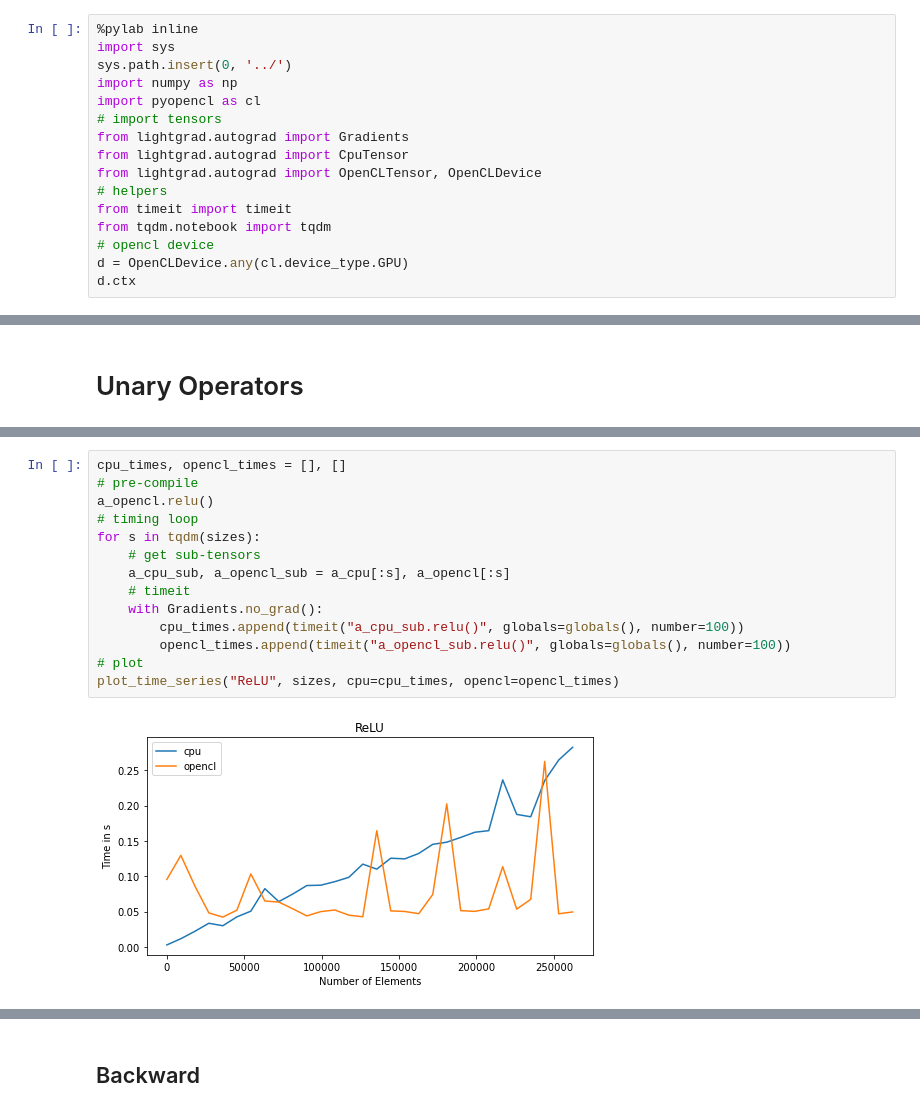
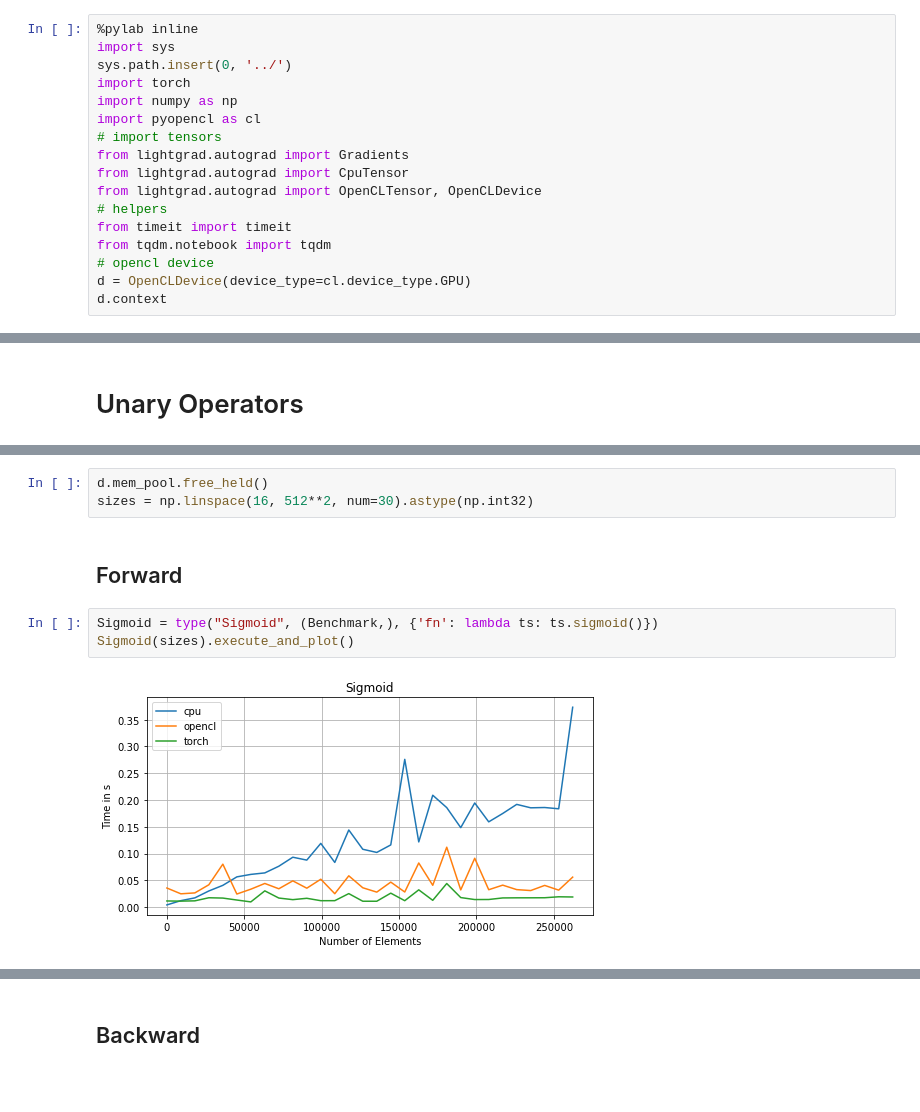
Before and after one commit to ndoll1998/lightgrad, a Jupyter notebook: notebooks/Speed.ipynb, the cells around one changed output, grey strips where cells are left out. Cells and saved outputs as stored; diff of their text form; blank space fills up the shorter version.

Commit message:
Better benchmarking

```diff
--- a/notebooks/Speed.ipynb
+++ b/notebooks/Speed.ipynb
@@ -6,6 +6,7 @@
 %pylab inline
 import sys
 sys.path.insert(0, '../')
+import torch
 import numpy as np
 import pyopencl as cl
 # import tensors
@@ -16,8 +17,8 @@ from lightgrad.autograd import OpenCLTensor, OpenCLDevice
 from timeit import timeit
 from tqdm.notebook import tqdm
 # opencl device
-d = OpenCLDevice.any(cl.device_type.GPU)
-d.ctx
+d = OpenCLDevice(device_type=cl.device_type.GPU)
+d.context
 # %% [output]
 Populating the interactive namespace from numpy and matplotlib
 <pyopencl.Context at 0x... on <pyopencl.Device 'GeForce GPU' on 'NVIDIA CUDA' at 0x...>>
@@ -65,16 +167,10 @@ plot_time_series("Sigmoid", sizes, cpu=cpu_times, opencl=opencl_times)
-# %%
-cpu_times, opencl_times = [], []
-# pre-compile
-a_opencl.relu()
-# timing loop
-for s in tqdm(sizes):
-    # get sub-tensors
-    a_cpu_sub, a_opencl_sub = a_cpu[:s], a_opencl[:s]
-    # timeit
-    with Gradients.no_grad():
-        cpu_times.append(timeit("a_cpu_sub.relu()", globals=globals(), number=100))
-        opencl_times.append(timeit("a_opencl_sub.relu()", globals=globals(), number=100))
-# plot
-plot_time_series("ReLU", sizes, cpu=cpu_times, opencl=opencl_times)
-# %% [output]
-[figure, removed]
+# %%
+d.mem_pool.free_held()
+sizes = np.linspace(16, 512**2, num=30).astype(np.int32)
+# %% [markdown]
+## Forward
+# %%
+Sigmoid = type("Sigmoid", (Benchmark,), {'fn': lambda ts: ts.sigmoid()})
+Sigmoid(sizes).execute_and_plot()
+# %% [output]
+[figure, added]
```
Also changed, not shown: parts of 33 cells of this notebook.
